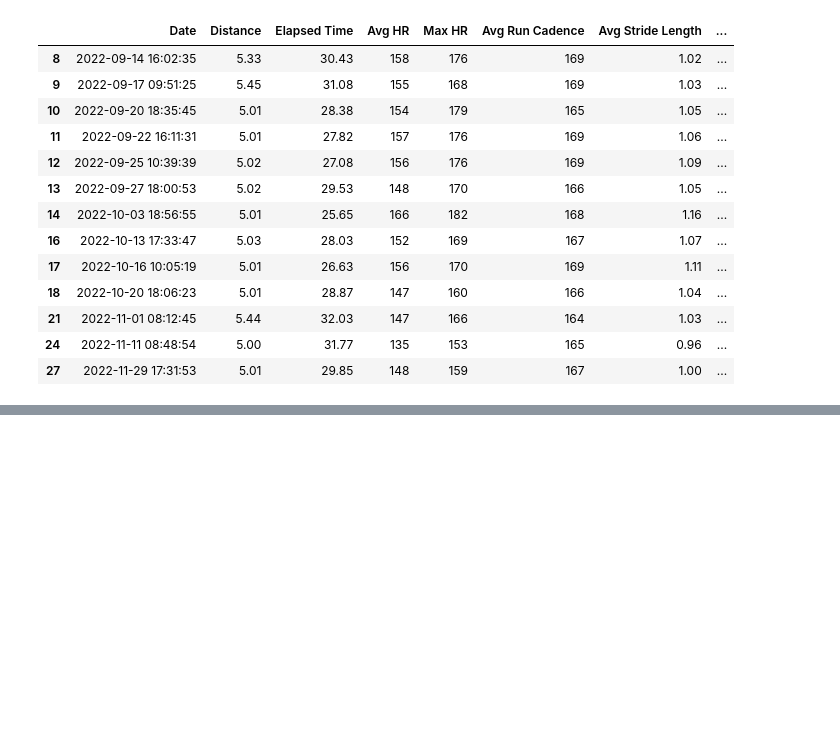
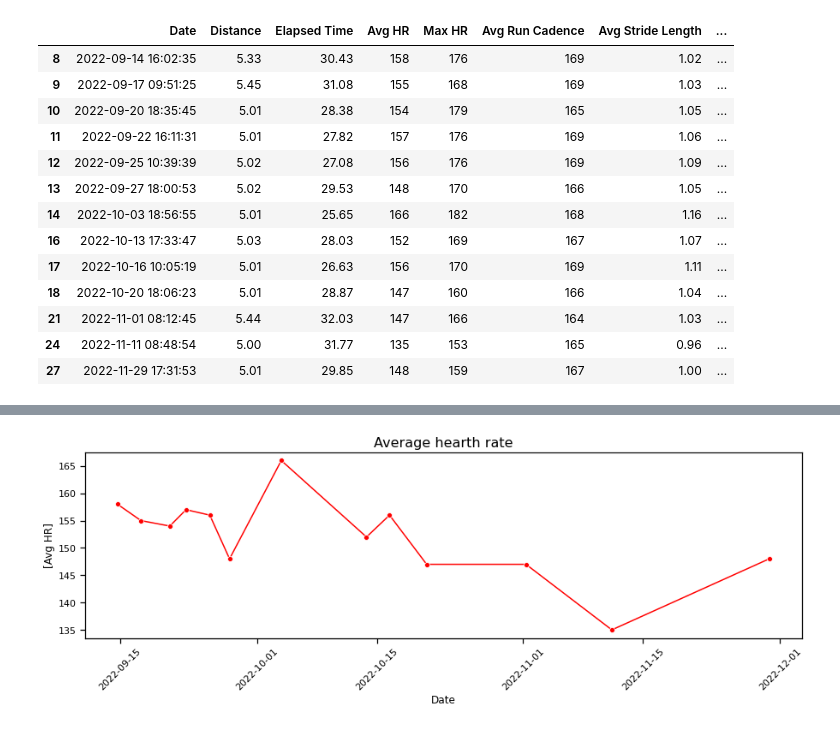
Before and after one commit to rluyck/running, a Jupyter notebook: notebook.ipynb, the cells around one changed output, grey strips where cells are left out. Drawn from its saved outputs; the diff is of its cells as text; code cells hidden in the pictures; blank space fills up the shorter version.

```diff
--- a/notebook.ipynb
+++ b/notebook.ipynb
@@ -173,0 +185,10 @@ sns.heatmap(df_5k[['Avg HR']].values)
+# %%
+plt.figure(figsize=(15,4))
+line = sns.lineplot(x=df_5k.Date, y=df_5k['Avg HR'],color='r',marker='o')
+plt.xlabel('Date',size=12)
+plt.xticks(rotation=45)
+plt.ylabel('[Avg HR]',size=12)
+plt.title('Average hearth rate',size=16)
+plt.savefig('./images/avg_hr')
+# %% [output]
+[figure, added]
```
Also changed, not shown: parts of 5 cells of this notebook, 3 other files.
